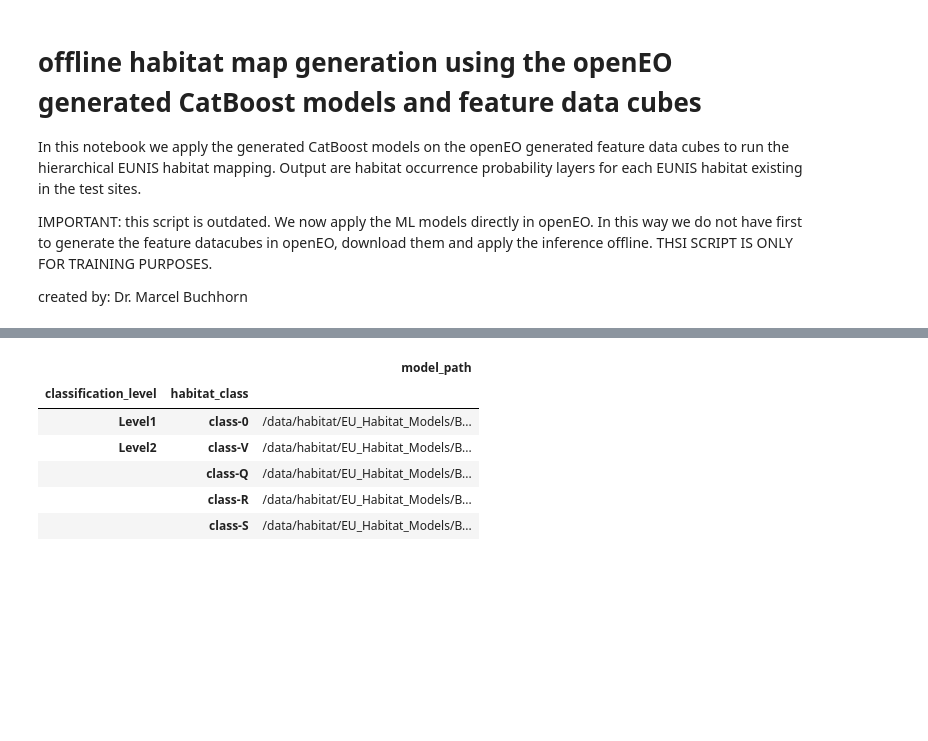
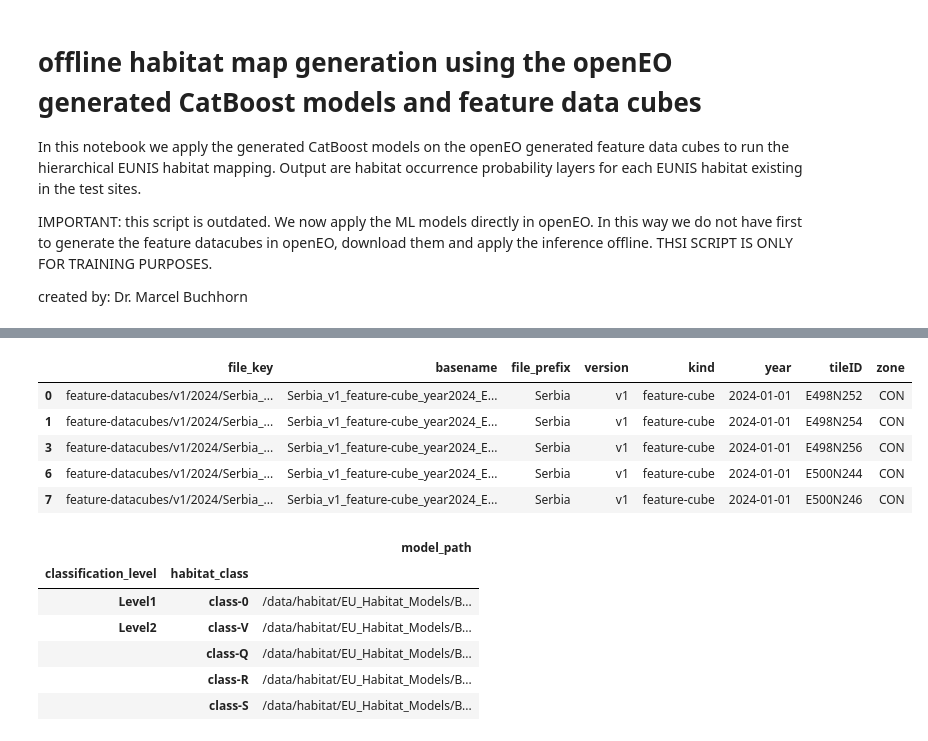
Before and after one commit to mbuchhorn/training_material, a Jupyter notebook: SONATA/step6_inference-offline.ipynb, the cells around one changed output, grey strips where cells are left out. Saved outputs shown, nothing was run; the diff lists cells and outputs as text; code cells hidden in the pictures; blank space fills up the shorter version.

Commit message:
upgraded the offline inference to use the data from S3

```diff
--- a/SONATA/step6_inference-offline.ipynb
+++ b/SONATA/step6_inference-offline.ipynb
@@ -31,17 +34,26 @@ from tqdm.notebook import tqdm
 # %%
 TP_region = 'Continental'
 abbr = 'CON'
-processing_year = 2024
+sonata_credentials = {
+    's3_access_key': "xxxxSEE_YOUR_DOCS_xxxx",
+    's3_secret_key': "yyyySEE_YOUR_DOCS_yyyy",
+    's3_endpoint': "https://s3.waw3-1.cloudferro.com",
+    'bucket_name': "sonata-waw3-1-5q898zye7hp0yud0n8ot6nuzp7d8t3khy7faxzzvyj64avl81"
+}
+s3_prefix = 'feature-datacubes/v1/2024'  # the base folder on the SONATA S3 were all feature data cubes are saved
+
 # get input and output root folders
 if platform.system() == 'Windows':
-    path_root_models = os.path.normpath(r'\\netapp03.vgt.vito.be\habitat\EU_Habitat_Models\Base_year_2024_v1\Continental\models\v1')
-    path_root_cubes = os.path.normpath(r'\\netapp03.vgt.vito.be\habitat\serbia\features\workshop_example_S3\CON\2024')
-    path_root_out = os.path.normpath(r'\\netapp03.vgt.vito.be\habitat\serbia\inference')
-    path_encoder = os.path.normpath(r'\\netapp03.vgt.vito.be\habitat\EU_Habitat_Models\Base_year_2024_v1/LUT_topology_EUNIS2021plus.csv')
+    path_root_models = os.path.normpath(fr'\\netapp03.vgt.vito.be\habitat\EU_Habitat_Models\Base_year_2024_v1\{TP_region}\models\v1')
+    path_root_out = os.path.normpath(r'\\netapp03.vgt.vito.be\habitat\serbia\inference\v1')
+    path_encoder = os.path.normpath(r'\\netapp03.vgt.vito.be\habitat\EU_Habitat_Models\Base_year_2024_v1/LUT_topology_EUNIS2021plus_v1.csv')
+    temp_folder = r'\\netapp03.vgt.vito.be\habitat\serbia\inference\temp'
 else:
     path_root_models = os.path.normpath(f'/data/habitat/EU_Habitat_Models/Base_year_2024_v1/{TP_region}/models/v1') # looks for models json file
-    path_root_cubes = os.path.normpath(f'/data/habitat/serbia/features/workshop_example_S3/{abbr}/{processing_year}')
-    path_root_out = os.path.normpath(f'/data/habitat/serbia/inference') #output folder
+    path_root_out = os.path.normpath(f'/data/habitat/serbia/inference/v1') #output folder
     path_encoder = os.path.normpath(f'/data/habitat/EU_Habitat_Models/Base_year_2024_v1/LUT_topology_EUNIS2021plus_v1.csv') # use EUNIS2021plus
+    temp_folder = f'/data/habitat/serbia/inference/temp'
+os.makedirs(temp_folder, exist_ok=True)
+os.makedirs(path_root_out, exist_ok=True)
 # %% [markdown]
 ### get overview of models and input cubes
@@ -63,3 +61,26 @@ df_tif_paths.head()
+# %%
+sonta_storage = storage(sonata_credentials)
+s3_files = sonta_storage.get_file_keys(s3_directory=s3_prefix)
+df_s3_files = pd.DataFrame(s3_files, columns=['file_key'])
+# Extract the file name (basename) from the file_path
+df_s3_files['basename'] = df_s3_files['file_key'].apply(lambda x: os.path.splitext(x.split('/')[-1])[0])
+# split out info like biogeographic zone
+df_s3_files = df_s3_files.join(
+    df_s3_files['basename']
+    .str.split('_', expand=True)
+    .rename(columns={0: 'file_prefix', 1: 'version', 2: 'kind', 3: 'year', 4: 'tileID', 5: 'zone'})
+)
+df_s3_files['year'] = pd.to_datetime(df_s3_files['year'], format='year%Y')
+df_s3_files = df_s3_files[df_s3_files['zone'] == abbr]
+# %%
+df_s3_files.head()
+# %% [output]
+|  | file_key | basename | file_prefix | version | kind | year | tileID | zone |
+| 0 | feature-datacubes/v1/2024/Serbia_... | Serbia_v1_feature-cube_year2024_E... | Serbia | v1 | feature-cube | 2024-01-01 | E498N252 | CON |
+| 1 | feature-datacubes/v1/2024/Serbia_... | Serbia_v1_feature-cube_year2024_E... | Serbia | v1 | feature-cube | 2024-01-01 | E498N254 | CON |
+| 3 | feature-datacubes/v1/2024/Serbia_... | Serbia_v1_feature-cube_year2024_E... | Serbia | v1 | feature-cube | 2024-01-01 | E498N256 | CON |
+| 6 | feature-datacubes/v1/2024/Serbia_... | Serbia_v1_feature-cube_year2024_E... | Serbia | v1 | feature-cube | 2024-01-01 | E500N244 | CON |
+| 7 | feature-datacubes/v1/2024/Serbia_... | Serbia_v1_feature-cube_year2024_E... | Serbia | v1 | feature-cube | 2024-01-01 | E500N246 | CON |
 # %%
 # Scan path_root_models for a .json file and load it into a dictionary
 json_files = glob.glob(os.path.join(path_root_models, '*.json'))
```
Also changed, not shown: parts of 6 cells of this notebook.
